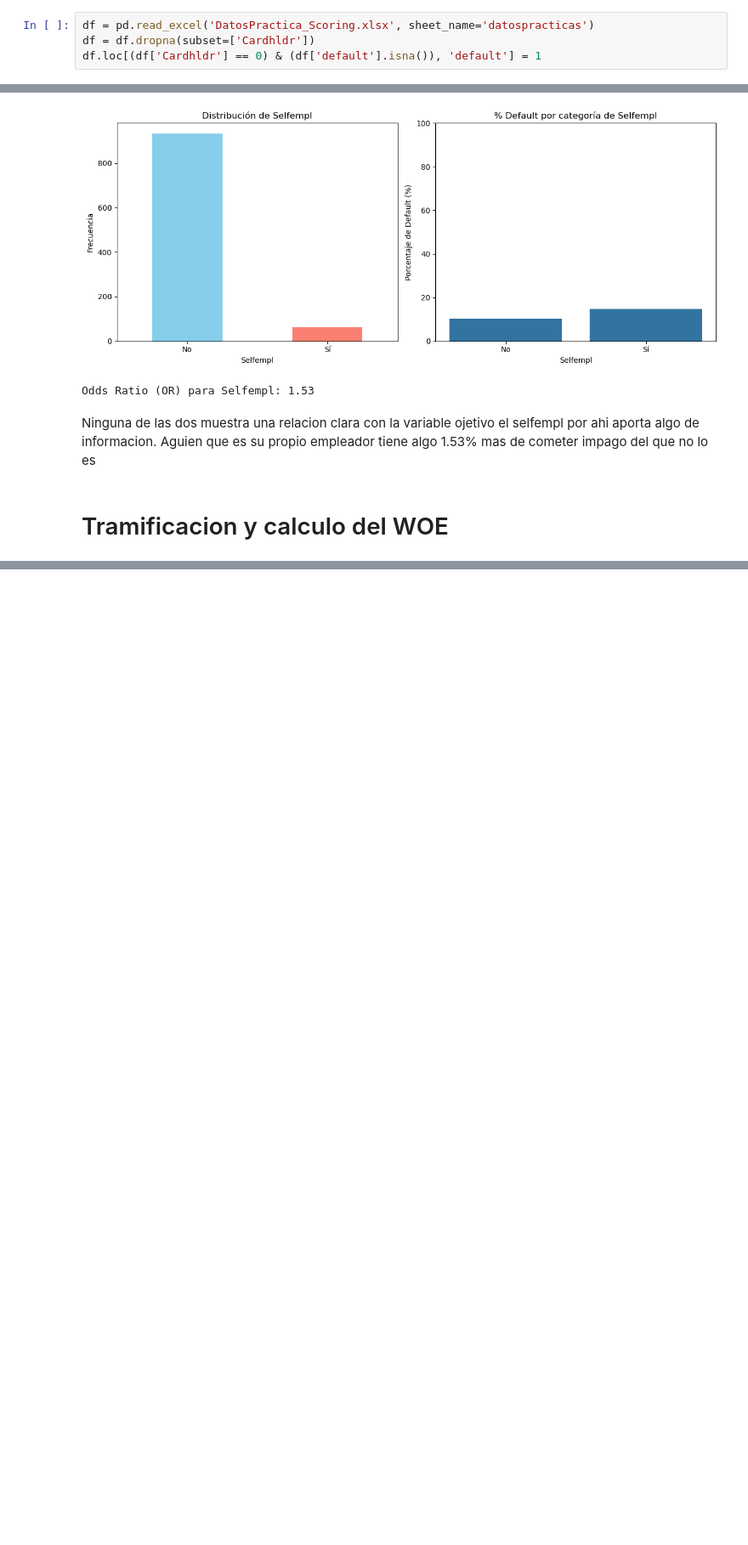
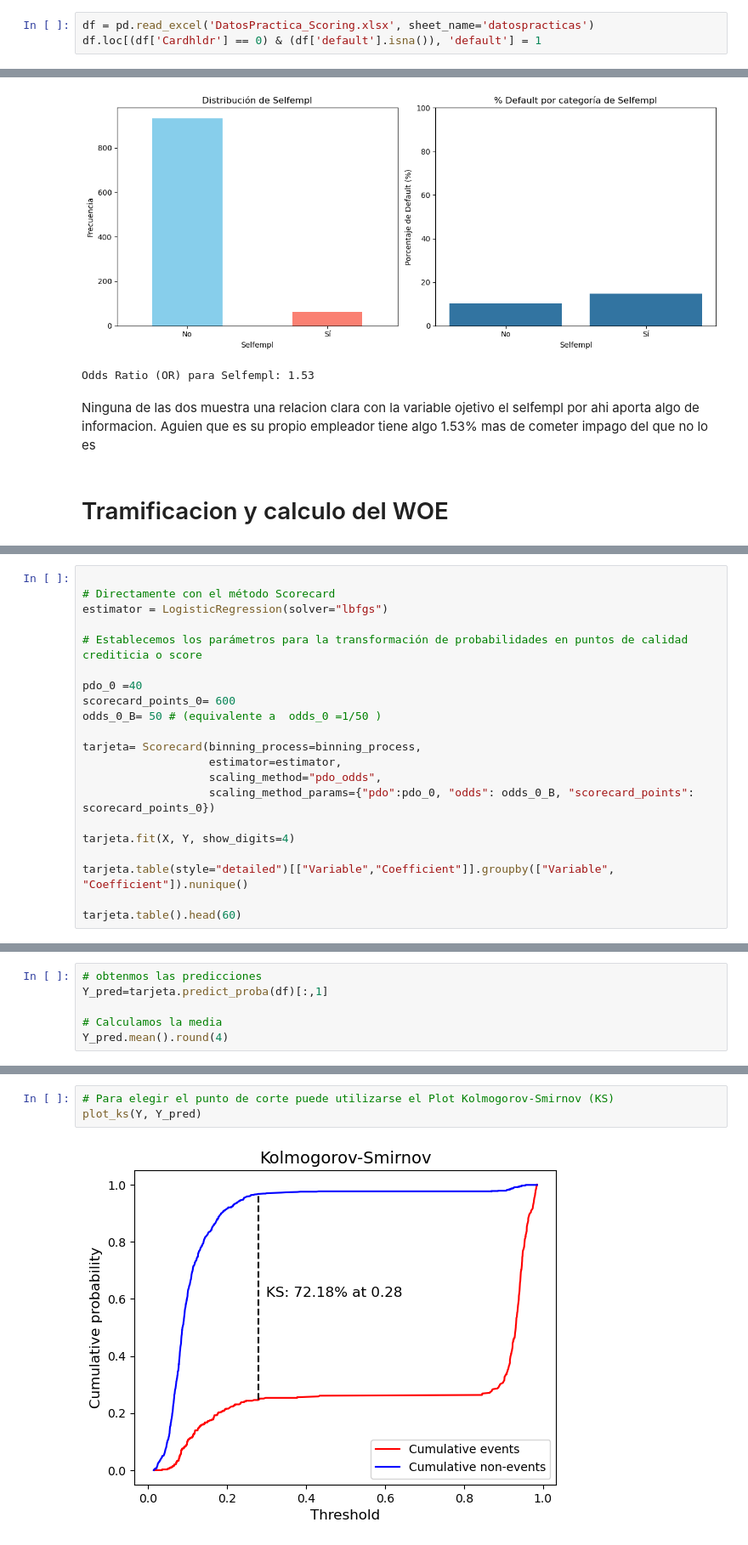
Before and after one commit to PabloPaezSheridan/ScoringAndSpatialData, a Jupyter notebook: practica_scoring.ipynb, the cells around one changed output, grey strips where cells are left out. Shown at 85% size. Cells and saved outputs as stored; diff of their text form; blank space fills up the shorter version.

```diff
--- a/practica_scoring.ipynb
+++ b/practica_scoring.ipynb
@@ -111,7 +101,6 @@ Please also refer to the documentation for alternative solver options:
 El modelo predictivo me da mal con RandomForest y tambien con regresion logistica, predice muy mal los default=1 y eso es muy riesgoso, seria preferible que prediga mal los default=0, frente a esto voy a poner todos los default en 1.
 # %%
 df = pd.read_excel('DatosPractica_Scoring.xlsx', sheet_name='datospracticas')
-df = df.dropna(subset=['Cardhldr'])
 df.loc[(df['Cardhldr'] == 0) & (df['default'].isna()), 'default'] = 1
 # %% [markdown]
 ## Analisis exploratorio de las variables
@@ -379,0 +353,21 @@ print(woe_iv_summary_sorted)
+# %%
+
+# Directamente con el método Scorecard
+estimator = LogisticRegression(solver="lbfgs")
+
+# Establecemos los parámetros para la transformación de probabilidades en puntos de calidad crediticia o score
+
+pdo_0 =40
+scorecard_points_0= 600
+odds_0_B= 50 # (equivalente a  odds_0 =1/50 )
+
+tarjeta= Scorecard(binning_process=binning_process,
+                   estimator=estimator,
+                   scaling_method="pdo_odds",
+                   scaling_method_params={"pdo":pdo_0, "odds": odds_0_B, "scorecard_points": scorecard_points_0})
+
+tarjeta.fit(X, Y, show_digits=4)
+
+tarjeta.table(style="detailed")[["Variable","Coefficient"]].groupby(["Variable", "Coefficient"]).nunique()
+
+tarjeta.table().head(60)
@@ -379,0 +392,6 @@ print(woe_iv_summary_sorted)
+# %%
+# obtenmos las predicciones
+Y_pred=tarjeta.predict_proba(df)[:,1]
+
+# Calculamos la media
+Y_pred.mean().round(4)
@@ -379,0 +400,5 @@ print(woe_iv_summary_sorted)
+# %%
+# Para elegir el punto de corte puede utilizarse el Plot Kolmogorov-Smirnov (KS)
+plot_ks(Y, Y_pred)
+# %% [output]
+[figure, added]
```
Also changed, not shown: parts of 11 cells of this notebook, 3 other files.
